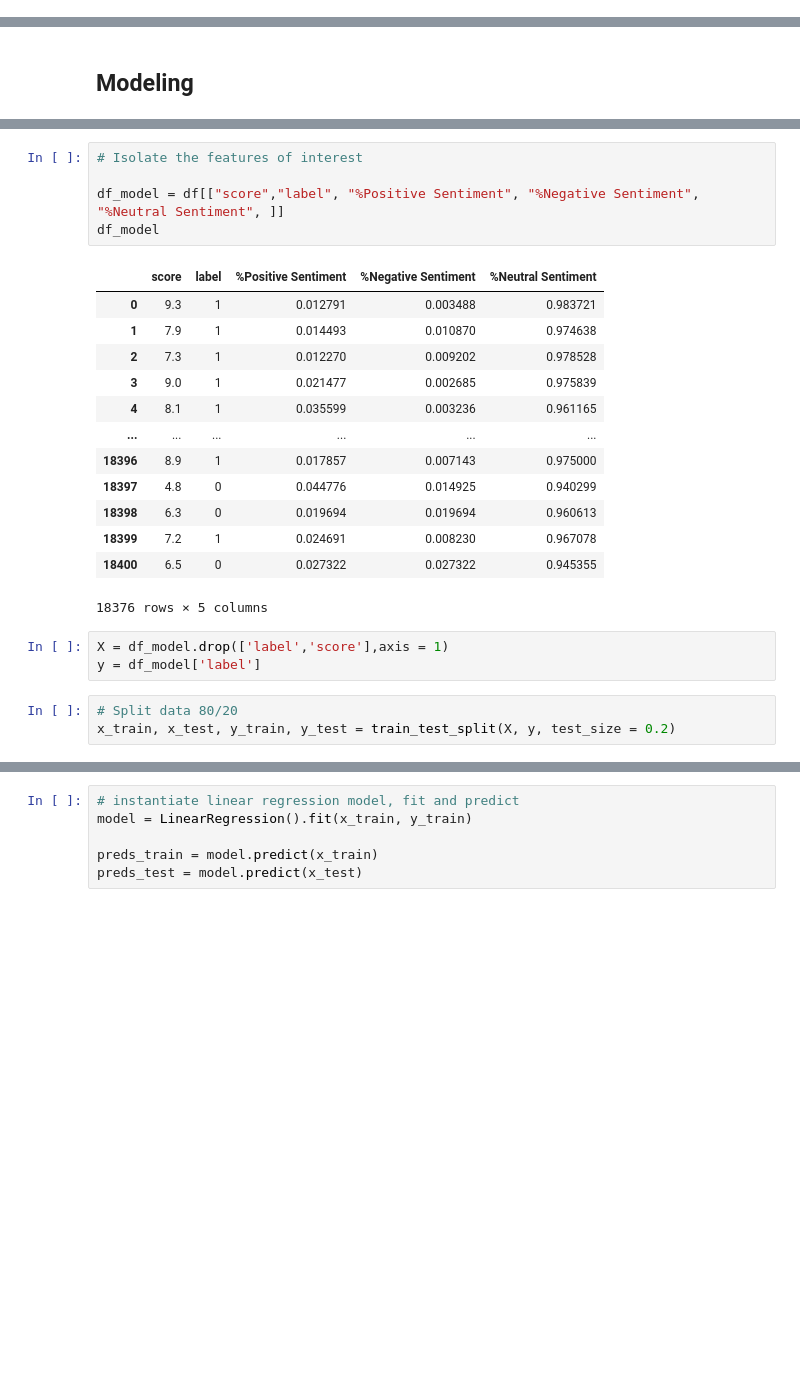
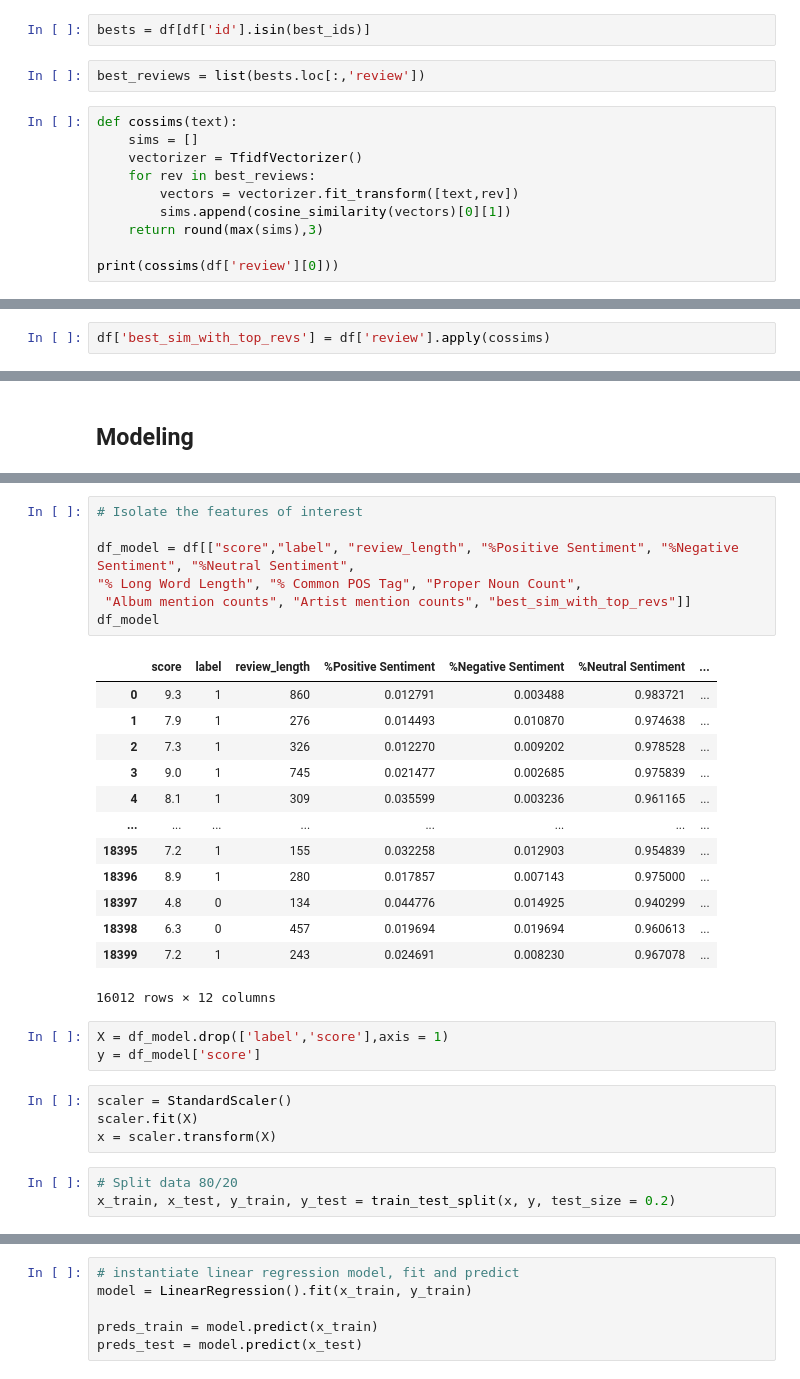
Before and after one commit to Lewy09-Tm25/Album-Reviews-Sentiment-Analysis, a Jupyter notebook: baseline_notebook.ipynb, the cells around one changed output, grey strips where cells are left out. Cells and saved outputs as stored; diff of their text form; blank space fills up the shorter version.

```diff
--- a/baseline_notebook.ipynb
+++ b/baseline_notebook.ipynb
@@ -213,0 +335,14 @@ TypeError: tuple indices must be integers or slices, not str
+# %%
+bests = df[df['id'].isin(best_ids)]
+# %%
+best_reviews = list(bests.loc[:,'review'])
+# %%
+def cossims(text):
+    sims = []
+    vectorizer = TfidfVectorizer()
+    for rev in best_reviews:
+        vectors = vectorizer.fit_transform([text,rev])
+        sims.append(cosine_similarity(vectors)[0][1])
+    return round(max(sims),3)
+
+print(cossims(df['review'][0]))
@@ -213,0 +351,2 @@ TypeError: tuple indices must be integers or slices, not str
+# %%
+df['best_sim_with_top_revs'] = df['review'].apply(cossims)
@@ -216,25 +378,31 @@ TypeError: tuple indices must be integers or slices, not str
 # %%
 # Isolate the features of interest
 
-df_model = df[["score","label", "%Positive Sentiment", "%Negative Sentiment", "%Neutral Sentiment", ]]
+df_model = df[["score","label", "review_length", "%Positive Sentiment", "%Negative Sentiment", "%Neutral Sentiment",
+"% Long Word Length", "% Common POS Tag", "Proper Noun Count",
+ "Album mention counts", "Artist mention counts", "best_sim_with_top_revs"]]
 df_model
 # %% [output]
-|  | score | label | %Positive Sentiment | %Negative Sentiment | %Neutral Sentiment |
-| 0 | 9.3 | 1 | 0.012791 | 0.003488 | 0.983721 |
-| 1 | 7.9 | 1 | 0.014493 | 0.010870 | 0.974638 |
-| 2 | 7.3 | 1 | 0.012270 | 0.009202 | 0.978528 |
-| 3 | 9.0 | 1 | 0.021477 | 0.002685 | 0.975839 |
-| 4 | 8.1 | 1 | 0.035599 | 0.003236 | 0.961165 |
-| ... | ... | ... | ... | ... | ... |
-| 18396 | 8.9 | 1 | 0.017857 | 0.007143 | 0.975000 |
-| 18397 | 4.8 | 0 | 0.044776 | 0.014925 | 0.940299 |
-| 18398 | 6.3 | 0 | 0.019694 | 0.019694 | 0.960613 |
-| 18399 | 7.2 | 1 | 0.024691 | 0.008230 | 0.967078 |
-| 18400 | 6.5 | 0 | 0.027322 | 0.027322 | 0.945355 |
+|  | score | label | review_length | %Positive Sentiment | %Negative Sentiment | %Neutral Sentiment | ... |
+| 0 | 9.3 | 1 | 860 | 0.012791 | 0.003488 | 0.983721 | ... |
+| 1 | 7.9 | 1 | 276 | 0.014493 | 0.010870 | 0.974638 | ... |
+| 2 | 7.3 | 1 | 326 | 0.012270 | 0.009202 | 0.978528 | ... |
+| 3 | 9.0 | 1 | 745 | 0.021477 | 0.002685 | 0.975839 | ... |
+| 4 | 8.1 | 1 | 309 | 0.035599 | 0.003236 | 0.961165 | ... |
+| ... | ... | ... | ... | ... | ... | ... | ... |
+| 18395 | 7.2 | 1 | 155 | 0.032258 | 0.012903 | 0.954839 | ... |
+| 18396 | 8.9 | 1 | 280 | 0.017857 | 0.007143 | 0.975000 | ... |
+| 18397 | 4.8 | 0 | 134 | 0.044776 | 0.014925 | 0.940299 | ... |
+| 18398 | 6.3 | 0 | 457 | 0.019694 | 0.019694 | 0.960613 | ... |
+| 18399 | 7.2 | 1 | 243 | 0.024691 | 0.008230 | 0.967078 | ... |
-18376 rows × 5 columns
+16012 rows × 12 columns
 # %%
 X = df_model.drop(['label','score'],axis = 1)
-y = df_model['label']
+y = df_model['score']
+# %%
+scaler = StandardScaler()
+scaler.fit(X)
+x = scaler.transform(X)
 # %%
 # Split data 80/20
-x_train, x_test, y_train, y_test = train_test_split(X, y, test_size = 0.2)
+x_train, x_test, y_train, y_test = train_test_split(x, y, test_size = 0.2)
```
Also changed, not shown: parts of 28 cells of this notebook, 1 other file.
